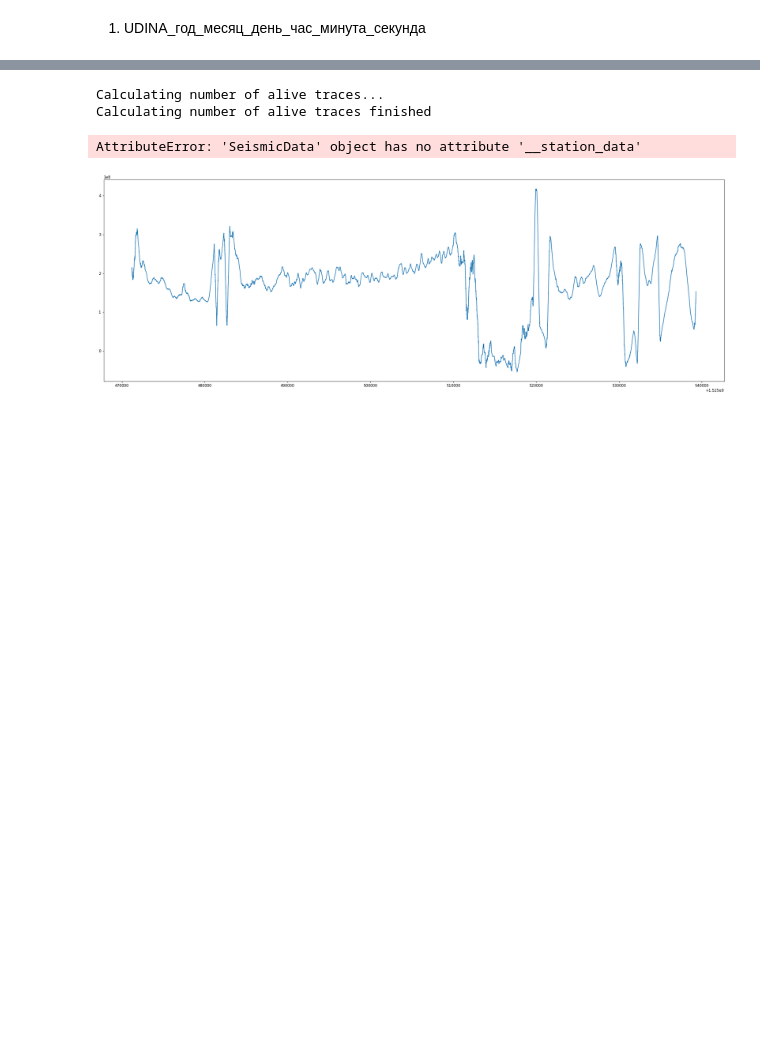
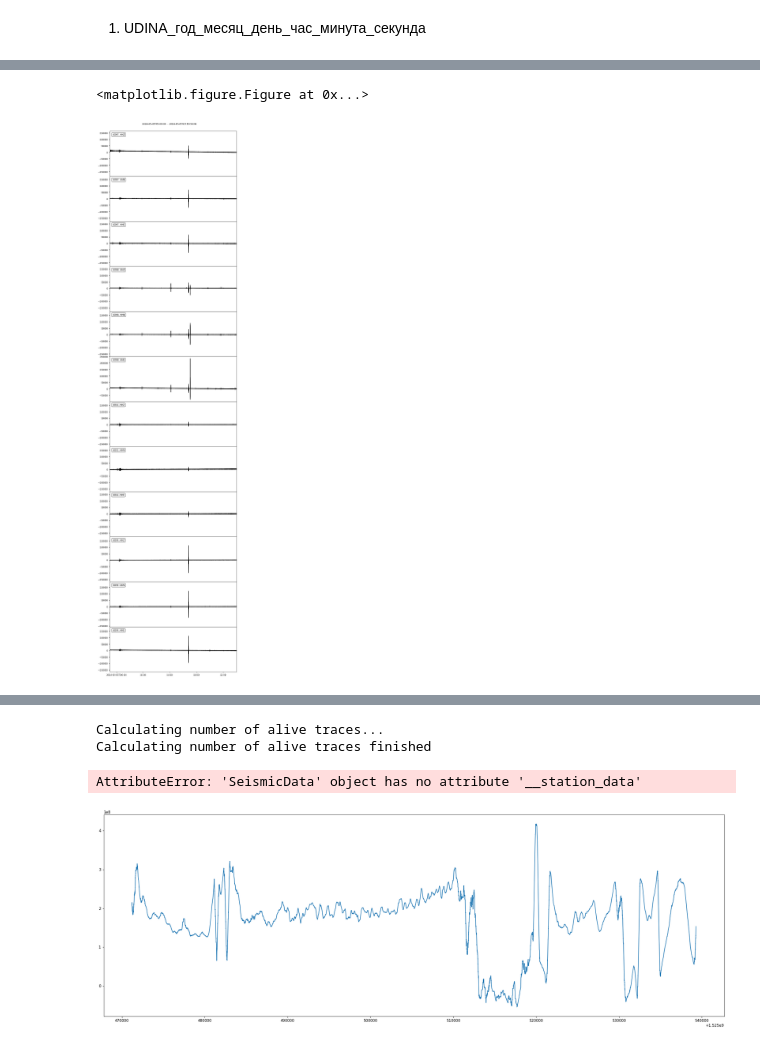
Before and after one commit to asergeev95/obspy_data_processing, a Jupyter notebook: OBSPY/data_stitching.ipynb, the cells around one changed output, grey strips where cells are left out. Cells and saved outputs as stored; diff of their text form; code cells hidden in the pictures; blank space fills up the shorter version.

```diff
--- a/OBSPY/data_stitching.ipynb
+++ b/OBSPY/data_stitching.ipynb
@@ -44,0 +46,14 @@ Wall time: 4.34 s
+# %%
+
+filtered = station_data.copy().filter("bandpass", freqmin=min_filtering_frequency,freqmax = max_filtering_frequency)
+filtered.plot(equal_scale=False, starttime=UTCDateTime('2018-05-05T17:00:00'), endtime=UTCDateTime('2018-05-05T18:00:00'), size=(3000, 1000))
+# %% [output]
+<matplotlib.figure.Figure at 0x...>
+# %%
+copied = station_data.copy()
+filtered = copied.filter("bandpass", freqmin=min_filtering_frequency,freqmax = max_filtering_frequency)
+# %%
+detrended = filtered.detrend()
+detrended.plot(equal_scale=False, starttime=UTCDateTime('2018-05-05T17:00:00'), endtime=UTCDateTime('2018-05-05T18:00:00'), size=(3000, 1000))
+# %% [output]
+[figure, added]
```
Also changed, not shown: parts of 6 cells of this notebook.
